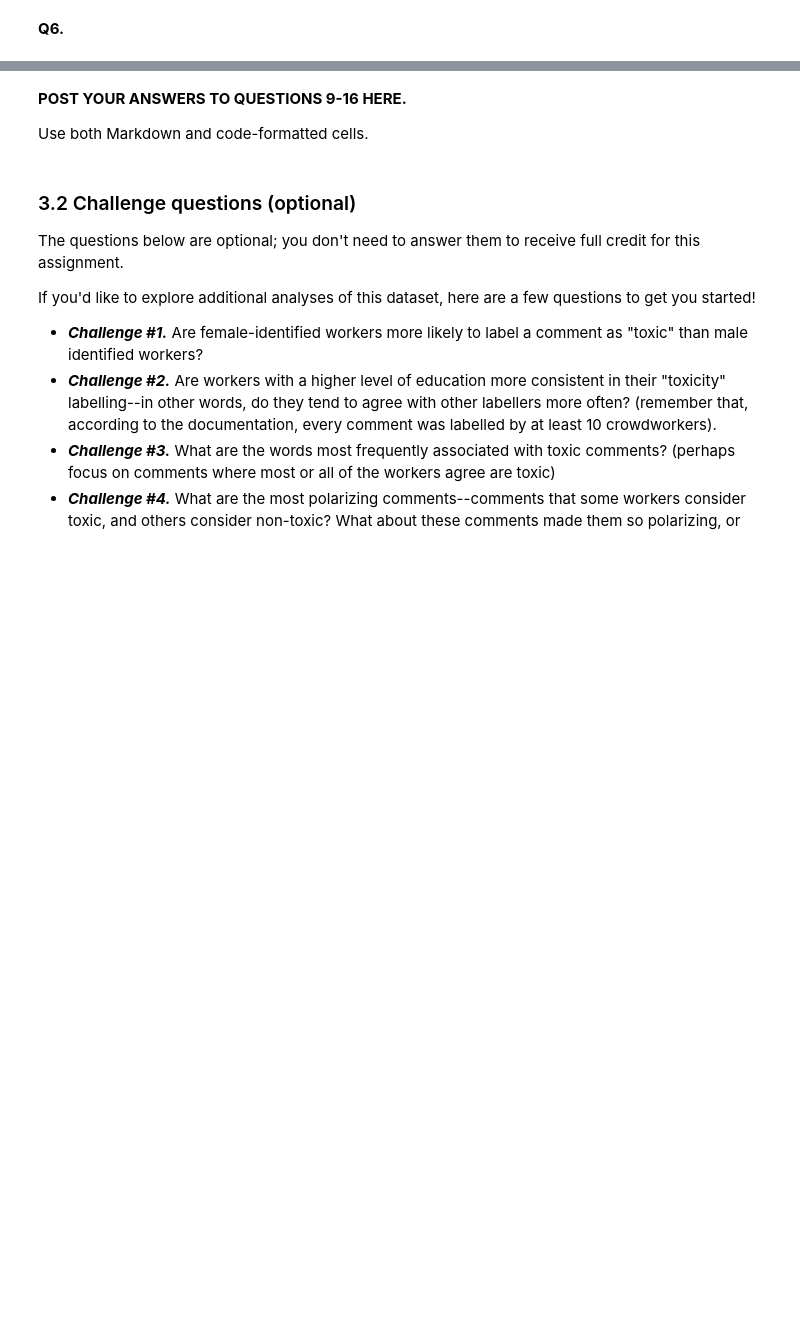
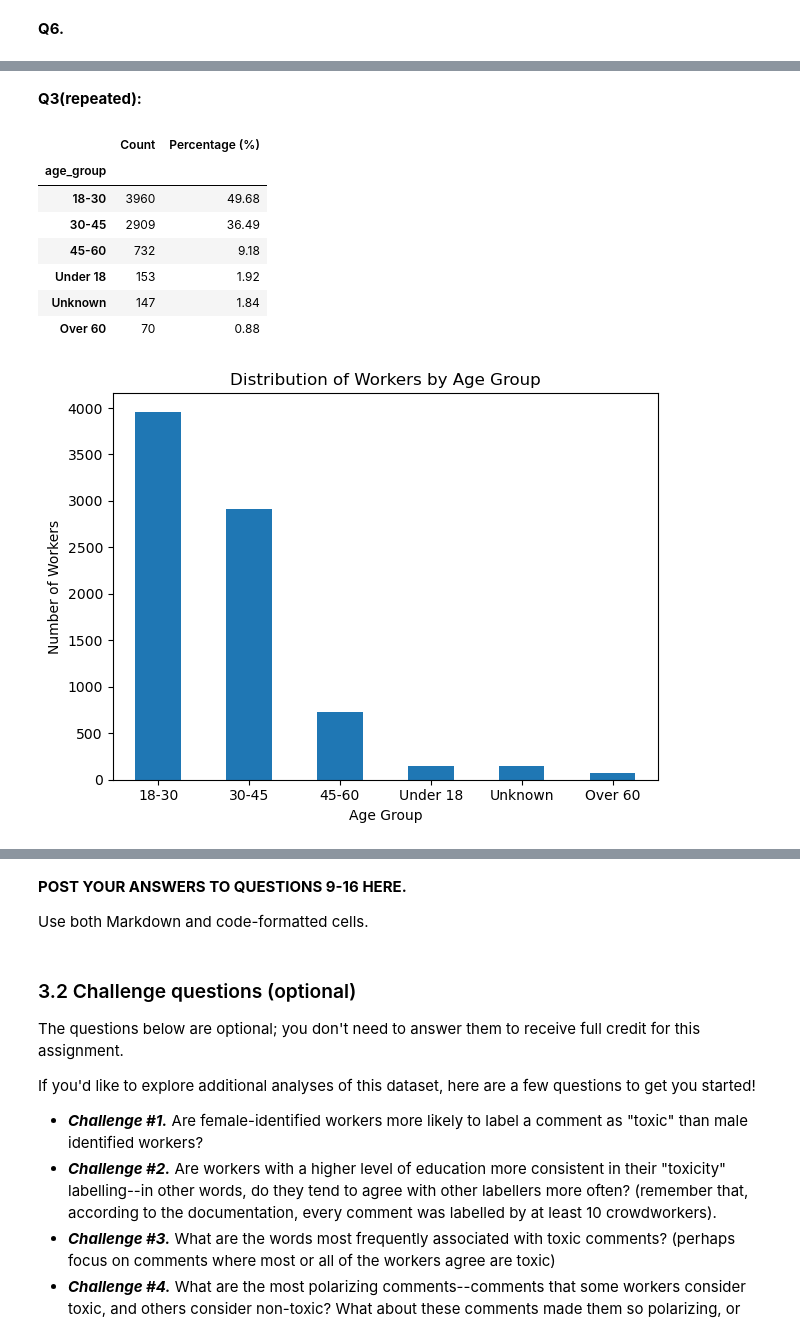
Before and after one commit to samantha0scalia/hcde-410, a Jupyter notebook: A2/hcde410-a2.ipynb, the cells around one changed output, grey strips where cells are left out. Drawn from its saved outputs; the diff is of its cells as text; code cells hidden in the pictures; blank space fills up the shorter version.

```diff
--- a/A2/hcde410-a2.ipynb
+++ b/A2/hcde410-a2.ipynb
@@ -625,0 +760,38 @@ The age group field has 112 missing values which is 1.94% of the rows. While thi
+# %% [markdown]
+**Q3(repeated):**
+# %%
+
+df["age_group"] = df["age_group"].str.strip()
+df["age_group"] = df["age_group"].replace("","Unknown").fillna("Unknown")
+
+age_counts = df["age_group"].value_counts()
+
+age_table = pd.DataFrame({
+    "Count": age_counts,
+    "Percentage (%)": (
+        age_counts / age_counts.sum() * 100
+    ).round(2)
+})
+
+display(age_table)
+
+age_counts.plot(
+    kind="bar",
+    title="Distribution of Workers by Age Group",
+    xlabel="Age Group",
+    ylabel="Number of Workers",
+    rot=0
+)
+
+plt.tight_layout()
+plt.show()
+# %% [output]
+|  | Count | Percentage (%) |
+| age_group |  |  |
+| 18-30 | 3960 | 49.68 |
+| 30-45 | 2909 | 36.49 |
+| 45-60 | 732 | 9.18 |
+| Under 18 | 153 | 1.92 |
+| Unknown | 147 | 1.84 |
+| Over 60 | 70 | 0.88 |
+[figure, added]
```
Also changed, not shown: parts of 16 cells of this notebook.
